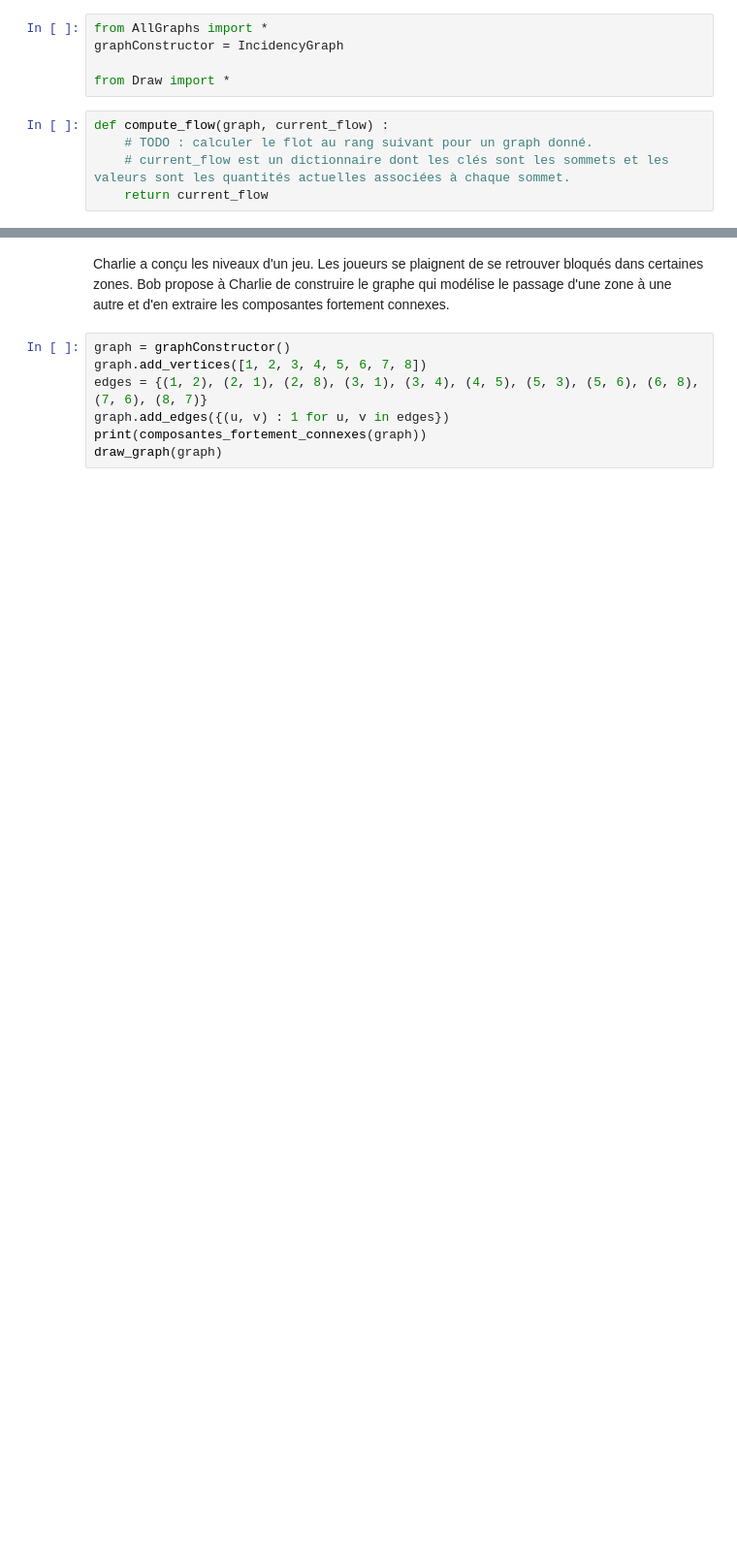
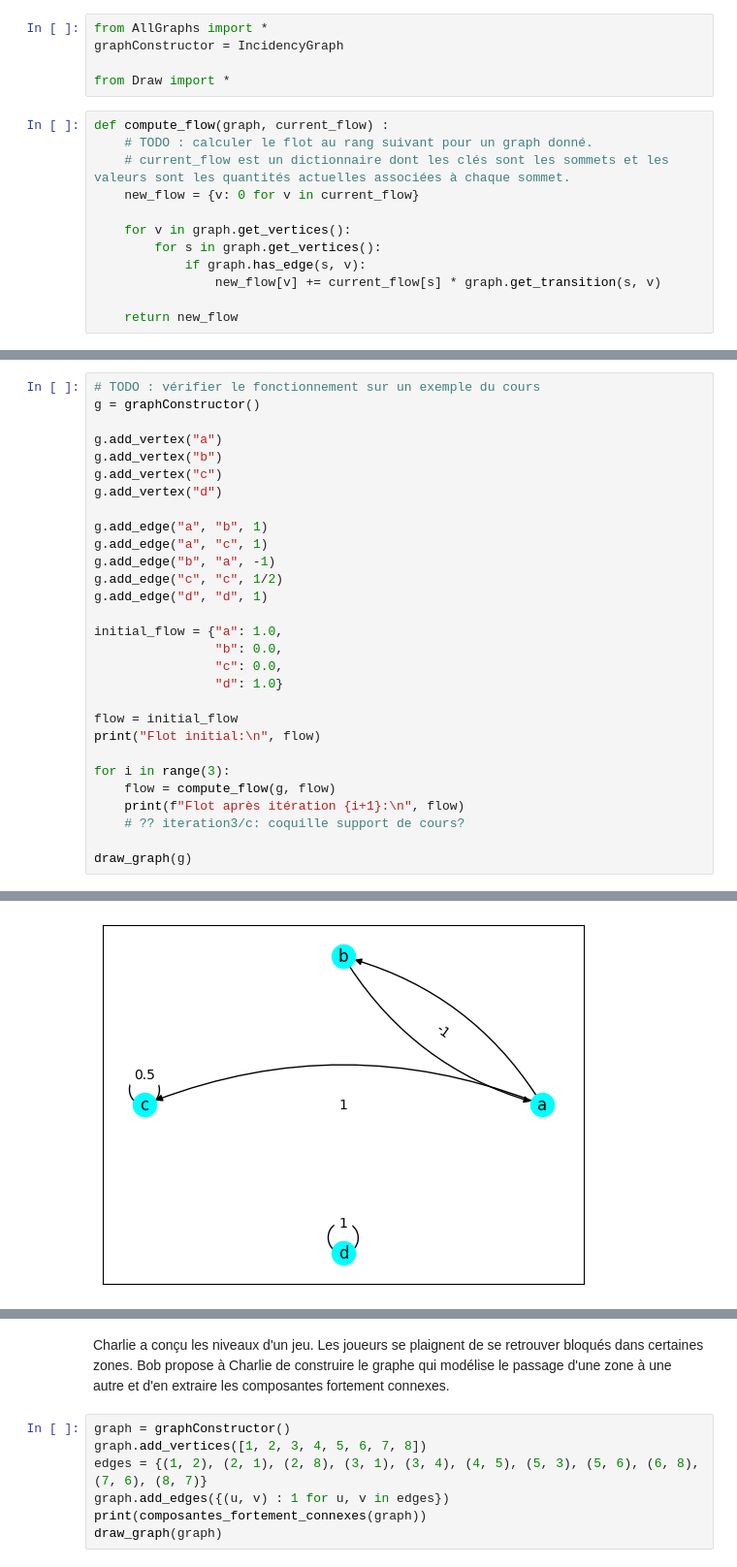
Before and after one commit to menouaw/GraphesY2S2, a Jupyter notebook: parcours_et_flots/lab 02 parcours et flots avec tests.ipynb, the cells around one changed output, grey strips where cells are left out. Shown at 97% size. Saved outputs shown, nothing was run; the diff lists cells and outputs as text; blank space fills up the shorter version.

```diff
--- a/parcours_et_flots/lab 02 parcours et flots avec tests.ipynb
+++ b/parcours_et_flots/lab 02 parcours et flots avec tests.ipynb
@@ -7,4 +7,11 @@ from Draw import *
 def compute_flow(graph, current_flow) :
     # TODO : calculer le flot au rang suivant pour un graph donné.
     # current_flow est un dictionnaire dont les clés sont les sommets et les valeurs sont les quantités actuelles associées à chaque sommet.
-    return current_flow
+    new_flow = {v: 0 for v in current_flow}
+
+    for v in graph.get_vertices():
+        for s in graph.get_vertices():
+            if graph.has_edge(s, v):
+                new_flow[v] += current_flow[s] * graph.get_transition(s, v)
+
+    return new_flow
@@ -28,0 +18,30 @@ def composantes_fortement_connexes(graph) :
+# %%
+# TODO : vérifier le fonctionnement sur un exemple du cours
+g = graphConstructor()
+
+g.add_vertex("a")
+g.add_vertex("b")
+g.add_vertex("c")
+g.add_vertex("d")
+
+g.add_edge("a", "b", 1)
+g.add_edge("a", "c", 1)
+g.add_edge("b", "a", -1)
+g.add_edge("c", "c", 1/2)
+g.add_edge("d", "d", 1)
+
+initial_flow = {"a": 1.0,
+                "b": 0.0,
+                "c": 0.0,
+                "d": 1.0}
+
+flow = initial_flow
+print("Flot initial:\n", flow)
+
+for i in range(3):
+    flow = compute_flow(g, flow)
+    print(f"Flot après itération {i+1}:\n", flow)
+    # ?? iteration3/c: coquille support de cours?
+
+draw_graph(g)
+# %% [output]
@@ -28,0 +56 @@ def composantes_fortement_connexes(graph) :
+[figure, added]
```
Also changed, not shown: parts of 19 cells of this notebook.
